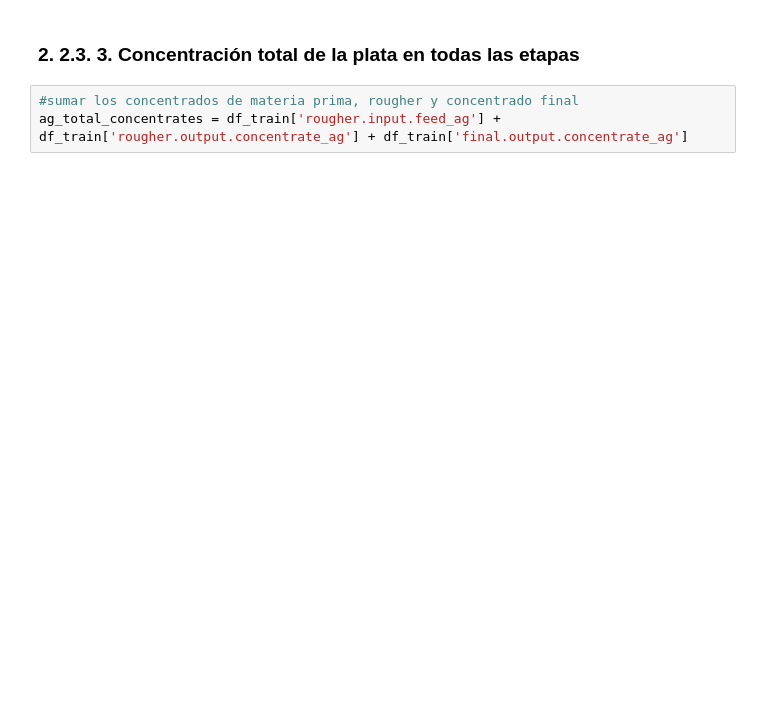
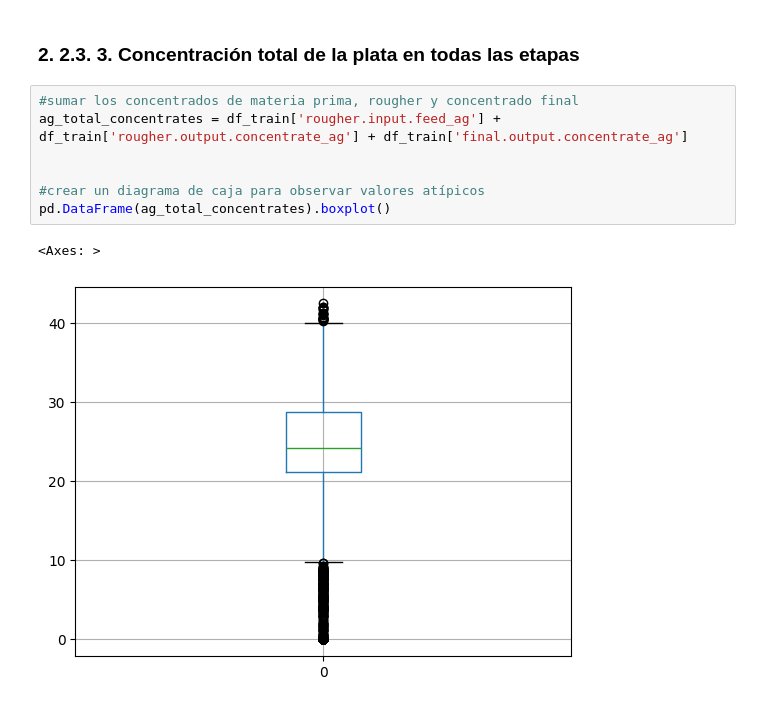
Before and after one commit to wh1tneyr/proyecto-tecnologico, a Jupyter notebook: gold.ipynb, the cells around one changed output. Saved outputs shown, nothing was run; the diff lists cells and outputs as text; blank space fills up the shorter version.

```diff
--- a/gold.ipynb
+++ b/gold.ipynb
@@ -546,3 +559,10 @@ pb_total_concentrates = df_train['rougher.input.feed_pb'] + df_train['rougher.ou
 # %%
 #sumar los concentrados de materia prima, rougher y concentrado final
 ag_total_concentrates = df_train['rougher.input.feed_ag'] + df_train['rougher.output.concentrate_ag'] + df_train['final.output.concentrate_ag']
+
+
+#crear un diagrama de caja para observar valores atípicos
+pd.DataFrame(ag_total_concentrates).boxplot()
+# %% [output]
+<Axes: >
+[figure, added]
```
Also changed, not shown: parts of 2 cells of this notebook.
